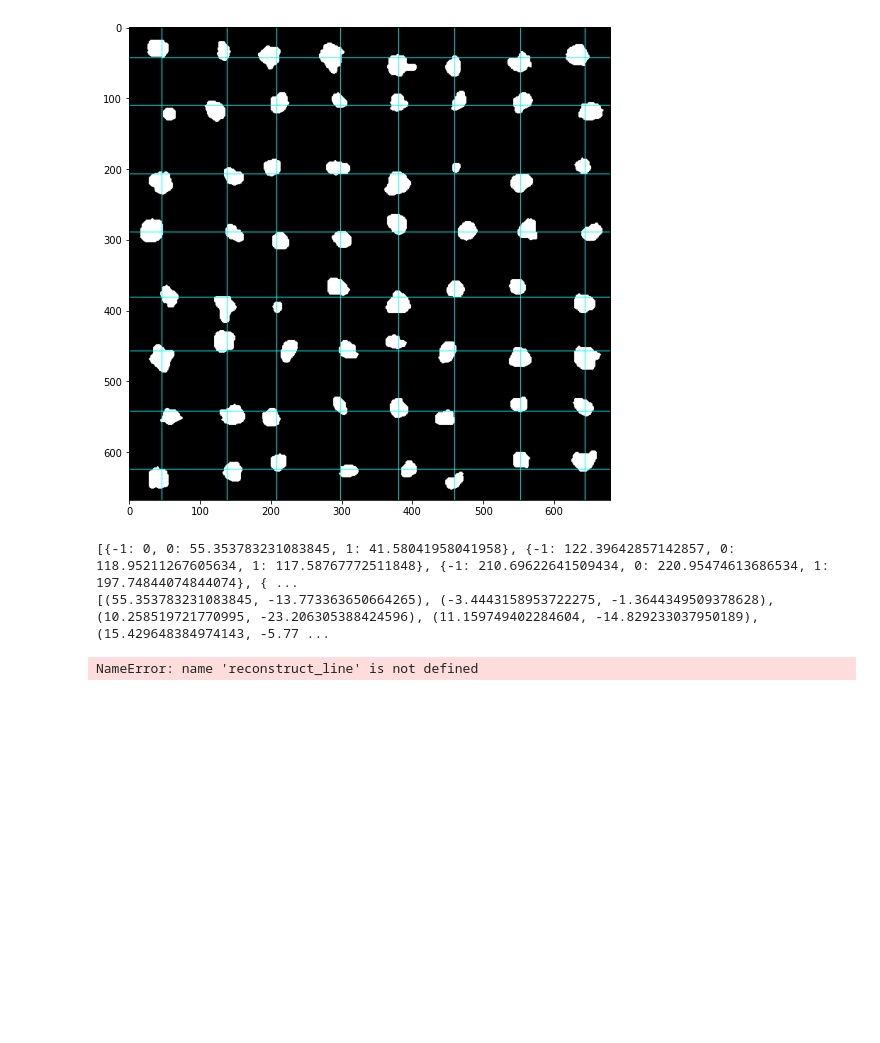
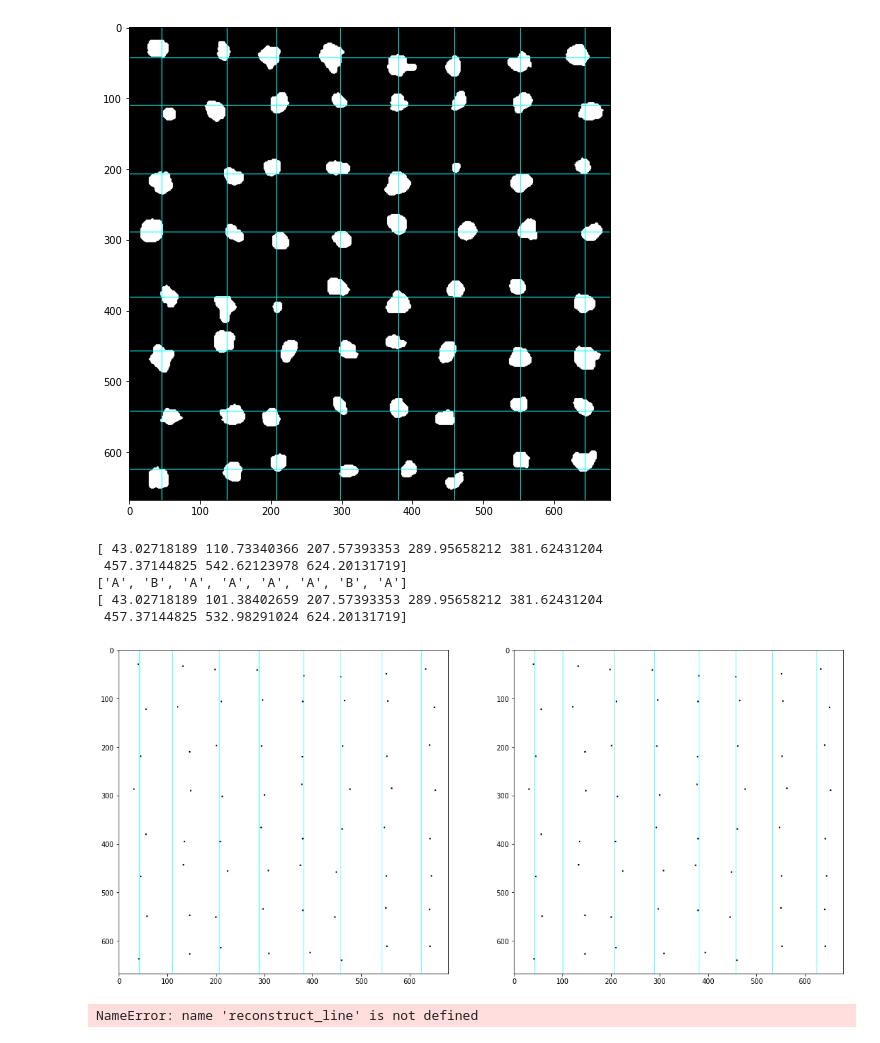
Before and after one commit to mor1ins/diploma_material, a Jupyter notebook: Decoder.ipynb, the cells around one changed output. Drawn from its saved outputs; the diff is of its cells as text; code cells hidden in the pictures; blank space fills up the shorter version.

```diff
--- a/Decoder.ipynb
+++ b/Decoder.ipynb
@@ -461,28 +461,58 @@ Printer.plot_images([
 | (1 ; 0) | (-1 ; 0) | (1 ; 0) | (0 ; -1) | (-1 ; 0) | (1 ; 0) | (-1 ; 0) | (-1 ; 0) |
 | (0 ; 1) | (1 ; 0) | (-1 ; 1) | (0 ; 0) | (1 ; 1) | (1 ; 0) | (0 ; 1) | (-1 ; 1) |
 [figure]
-# %%
-# for i in range(len(x_direction)):
-#     for x, y in zip(x_direction[i], y_direction[i]):
-#         if (abs(x) == abs(y)):
-
-def get_max_by_direction(directions, coordinates):
-    line_coordinates = [ { -1: 0, 0: 0, 1: 0 } for _ in range(len(directions)) ]
-    for i in range(len(directions)):
-        for direction, coordinate in zip(directions[i], coordinates[i]):
-            line_coordinates[i][direction] = max(line_coordinates[i][direction], coordinate)
-
-#     line_coordinates = list(map(lambda d: (d[-1] + d[0] + d[1]) / 3, line_coordinates))
-    return line_coordinates
-
-
-maximums_by_direction = get_max_by_direction(y_codes_corrected, x_coordinates_of_centroids)
-print(maximums_by_direction)
-print([ (maximums[0] - maximums[-1], maximums[1] - maximums[0])
-       for maximums in maximums_by_direction ])
-# %% [output]
-[{-1: 0, 0: 55.353783231083845, 1: 41.58041958041958}, {-1: 122.39642857142857, 0: 118.95211267605634, 1: 117.58767772511848}, {-1: 210.69622641509434, 0: 220.95474613686534, 1: 197.74844074844074}, { ...
-[(55.353783231083845, -13.773363650664265), (-3.4443158953722275, -1.3644349509378628), (10.258519721770995, -23.206305388424596), (11.159749402284604, -14.829233037950189), (15.429648384974143, -5.77 ...
+# %%
+def filter_by_class(classes, widths, target_class):
+    return list(map(
+            lambda v: v[1],
+            filter(lambda c: c[0] == target_class, zip(classes, widths))
+        )
+    )
+
+
+def get_avg_by_class(classes, target_class, widths):
+    return np.array(list(filter_by_class(classes, widths, target_class))).mean()
+
+
+def get_new_position(coordinate, width, avg_width):
+    return coordinate - width / 2
+
+
+def correction_virtual_lines(lines_coordinate, classes, widths):
+    avg_for_class_a = get_avg_by_class(classes, 'A', widths)
+    new_coordinates = [
+        get_new_position(coordinate, width, avg_for_class_a)
+        for coordinate, width
+        in zip(
+            filter_by_class(classes, lines_coordinate, 'B'),
+            filter_by_class(classes, widths, 'B')
+        )
+    ]
+    j = 0
+    for i in range(len(lines_coordinate)):
+        if classes[i] == 'B':
+            lines_coordinate[i] = new_coordinates[j]
+            j += 1
+
+    return lines_coordinate
+
+lines_after_correction = correction_virtual_lines(average_x.copy(), classes_x, difference_x)
+
+print(average_x)
+print(classes_x)
+print(lines_after_correction)
+
+Printer.plot_images([
+    (add_virtual_lines(centroids_image, average_x, []), ''),
+    (add_virtual_lines(centroids_image, lines_after_correction, []), ''),
+])
+# %% [output]
+[ 43.02718189 110.73340366 207.57393353 289.95658212 381.62431204
+ 457.37144825 542.62123978 624.20131719]
+['A', 'B', 'A', 'A', 'A', 'A', 'B', 'A']
+[ 43.02718189 101.38402659 207.57393353 289.95658212 381.62431204
+ 457.37144825 532.98291024 624.20131719]
+[figure, added]
 # %%
 
 # print(line_x_coordinate)
```
Also changed, not shown: parts of 1 cell of this notebook, 2 other files.
